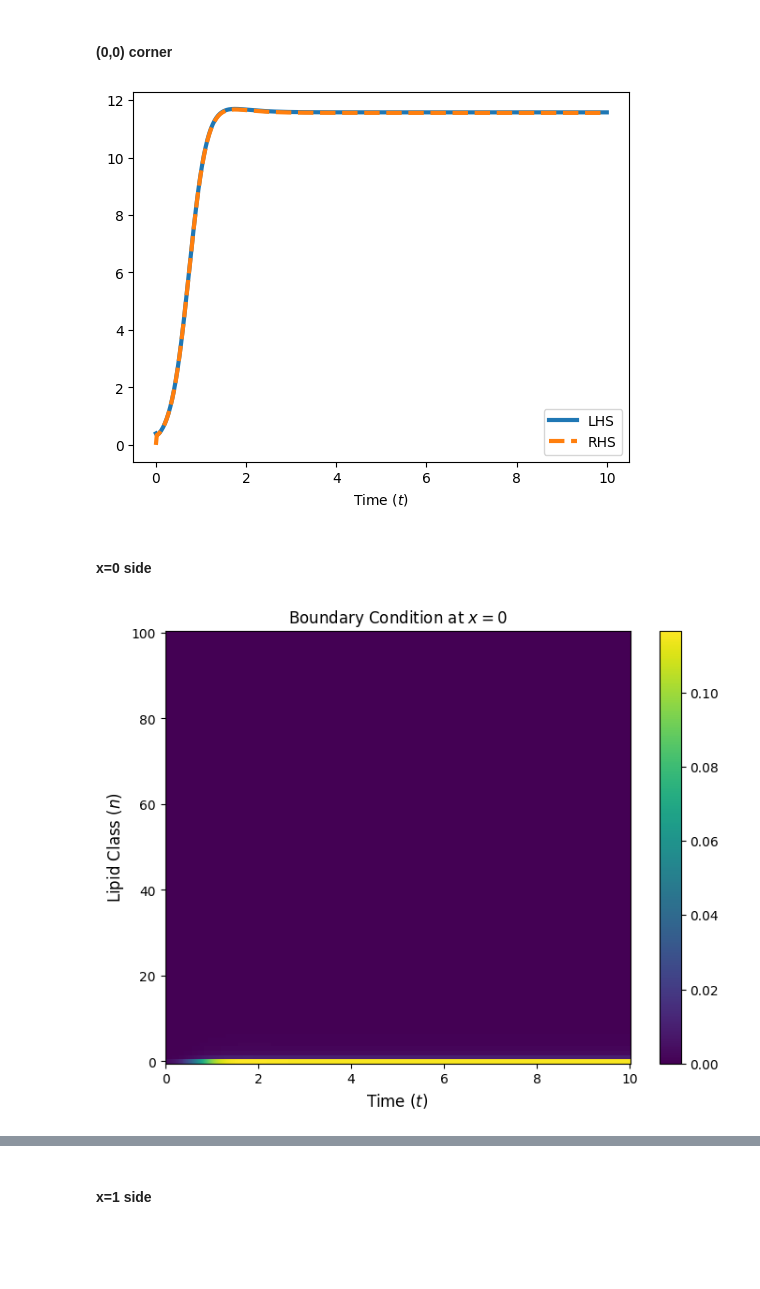
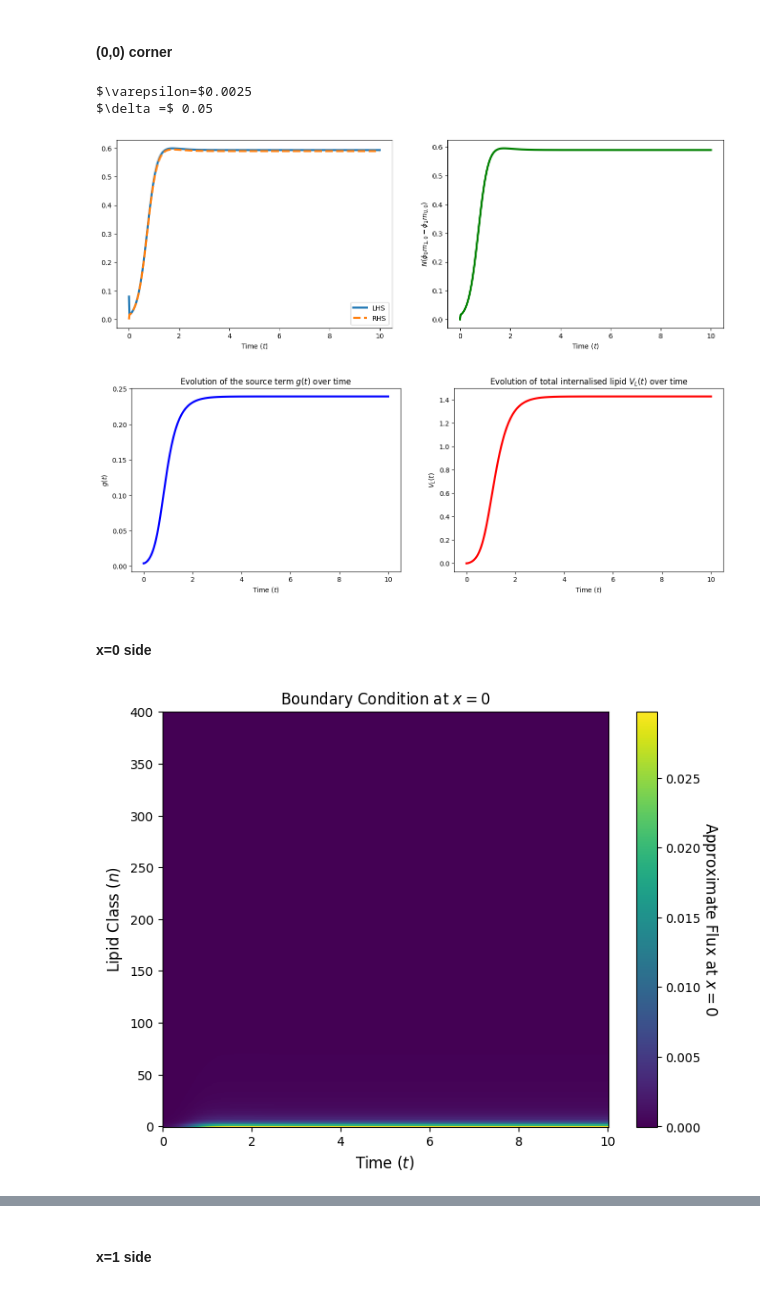
Before and after one commit to eleonoraagostinelli/VolumeFilling-Multiscale-Model, a Jupyter notebook: Discrete_SpaceStructure_Solver.ipynb, the cells around one changed output, grey strips where cells are left out. Cells and saved outputs as stored; diff of their text form; code cells hidden in the pictures; blank space fills up the shorter version.

```diff
--- a/Discrete_SpaceStructure_Solver.ipynb
+++ b/Discrete_SpaceStructure_Solver.ipynb
@@ -20,7 +20,7 @@ from model_solver_no_heaviside import MacrophageModelNoHeaviside
 # %%
 # Define your parameters
 p = Params(
-    M=100, N=100, kplus=3, kminus=1, beta=2, D_min=0.1, gamma=0.2,
+    M=20, N=400, kplus=3, kminus=1, beta=2, D_min=0.1, gamma=0.2,
     sigma_b=0.004, sigma_max=0.4, V_tot=100000, v_max=10, theta=10, debug=True
 )
 
@@ -282,34 +282,60 @@ plt.show()
 #### (0,0) corner
 # %%
 # Balancing source term + uptaking with the diffusion term at (0,0)
+fig, axes = plt.subplots(1, 2, figsize=(16, 5))
+
 VLt = model.compute_VL(U)
-gt = p.sigma_b + p.sigma_max * VLt / (1.0 + VLt)
+gt =  p.sigma_b + p.sigma_max *VLt / (1.0 + VLt)
 phi = model.compute_phi(U)
 continuum_BC = gt * phi[:,0] / p.beta
 
 # i=0, n=0
 lhs = p.M * gt * phi[:, 0] - p.N * p.kplus * model.n_decay[0] * phi[:, 0] * U[:, 0, 0]
 rhs = p.M**2 * (phi[:, 0] * U[:, 1, 0] - phi[:, 1] * U[:, 0, 0])
 
-# i=1
+diffusion = p.N * (phi[:, 0] * U[:, 1, 0] - phi[:, 1] * U[:, 0, 0])
+
+# # i=1
 # lhs = - p.N * p.kplus * model.n_decay[0] * phi[:, 1] * U[:, 1, 0]
 # rhs = p.M**2 * (phi[:, 1] * (U[:, 0, 0] + U[:, 2, 0]) - (phi[:, 2] + phi[:, 0]) * U[:, 1, 0])
 
-# n=1
+# # n=1
 # lhs =  p.N * p.kplus * phi[:, 0] * (model.n_decay[0] * U[:, 0, 0] - model.n_decay[1] * U[:, 0, 1] )
 # rhs = p.M**2 * (p.D_min + (1 - p.D_min)) * model.n_decay[1] * (phi[:, 0] * U[:, 1, 1] - phi[:, 1] * U[:, 0, 1])
 
 # Plot evolution of u_{0,0} compared to the evolution of the continuum BC
-plt.plot(sol.t, lhs, label="LHS", linewidth=3)
-plt.plot(sol.t, -rhs, label="RHS", linewidth=3, linestyle='--')
+axes[0].plot(sol.t, lhs, label="LHS", linewidth=3)
+axes[0].plot(sol.t, -rhs, label="RHS", linewidth=3, linestyle='--')
+print(r"$\varepsilon=$" + str(1/p.N))
+print(r"$\delta =$ " + str(1/p.M))
+axes[0].set_xlabel("Time ($t$)")
+axes[0].legend()
 
-#plt.title("Comparison of continuum BC and $u_{0,1}$ over time")
-plt.xlabel("Time ($t$)")
+axes[1].plot(sol.t, abs(diffusion), linewidth=3, color='green')
+axes[1].set_ylabel(r"$N(\phi_0 m_{1,0} - \phi_1 m_{0,0})$")
+axes[1].set_xlabel("Time ($t$)")
 
-plt.legend()
 plt.show()
 # %% [output]
+$\varepsilon=$0.0025
+$\delta =$ 0.05
-[figure, old version]
+[figure, new version]
+# %%
+# Plot g(t) the evolution of the source term over time
+fig, axes = plt.subplots(1, 2, figsize=(16, 5))
+axes[0].plot(sol.t, gt, label="g(t)", linewidth=3, color='blue')
+axes[0].set_title("Evolution of the source term $g(t)$ over time")
+axes[0].set_xlabel("Time ($t$)")
+axes[0].set_ylabel("$g(t)$")
+
+axes[1].plot(sol.t, VLt, linewidth=3, color='red')
+axes[1].set_title("Evolution of total internalised lipid $V_L(t)$ over time")
+axes[1].set_xlabel("Time ($t$)")
+axes[1].set_ylabel("$V_L(t)$")
+
+plt.show()
+# %% [output]
+[figure, added]
 # %% [markdown]
 #### x=0 side
 # %%
@@ -324,6 +350,7 @@ mesh = plt.pcolormesh(sol.t, model.n_array[0:p.N+1], approx_flux[:, 0:p.N+1].T,
 
 # Add the Colorbar so we can read the values
 cbar = plt.colorbar(mesh)
+cbar.set_label("Approximate Flux at $x=0$", rotation=270, labelpad=15, fontsize=12)
 
 # Format the Plot
 plt.xlabel("Time ($t$)", fontsize=12)
@@ -332,7 +359,7 @@ plt.title("Boundary Condition at $x=0$")
 
 plt.show()
 # %% [output]
-[figure, old version]
+[figure, new version]
 # %%
 num_plots = len(time_points_for_heatmap)
 ncols = min(3, num_plots)
```
Also changed, not shown: parts of 15 cells of this notebook.
